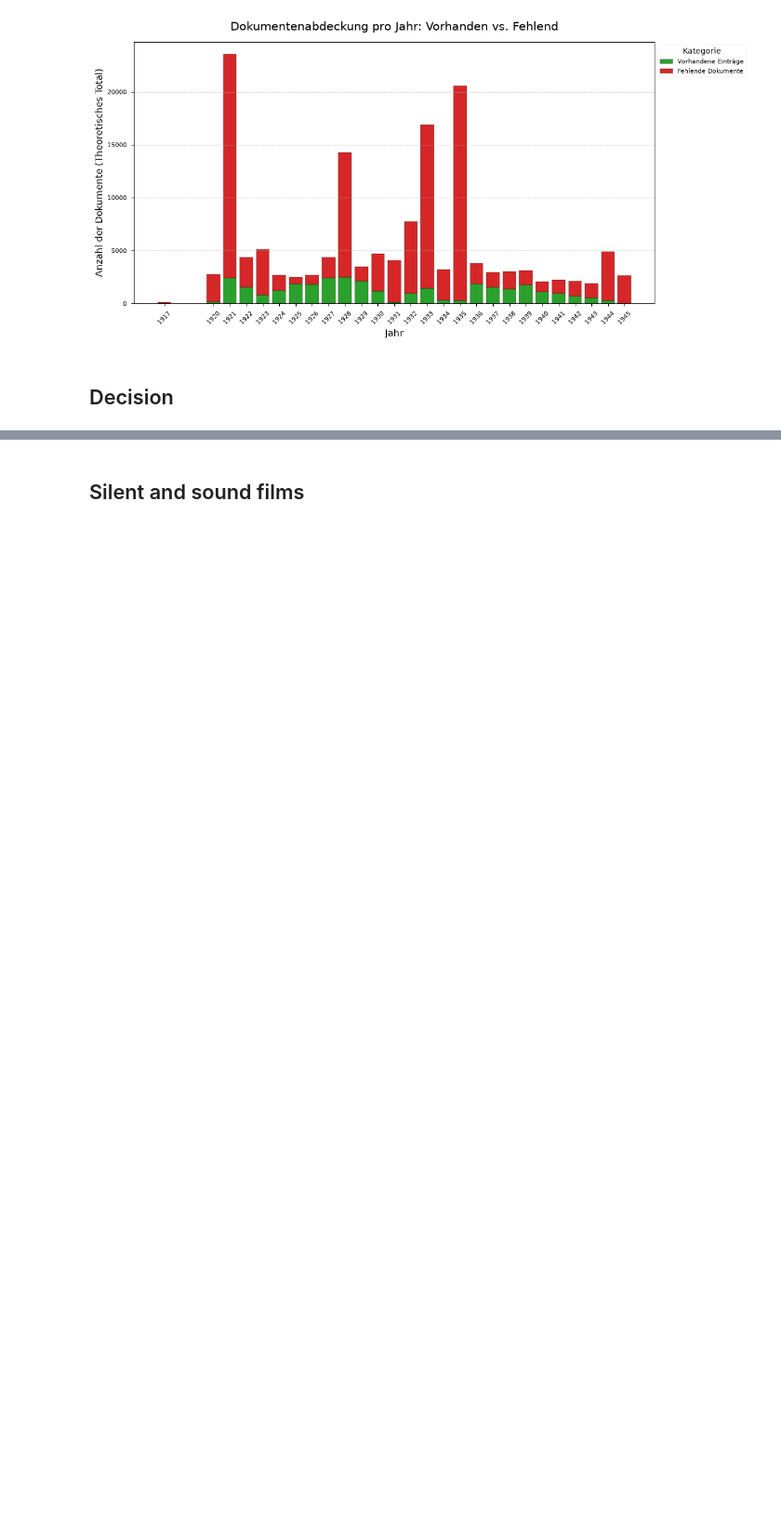
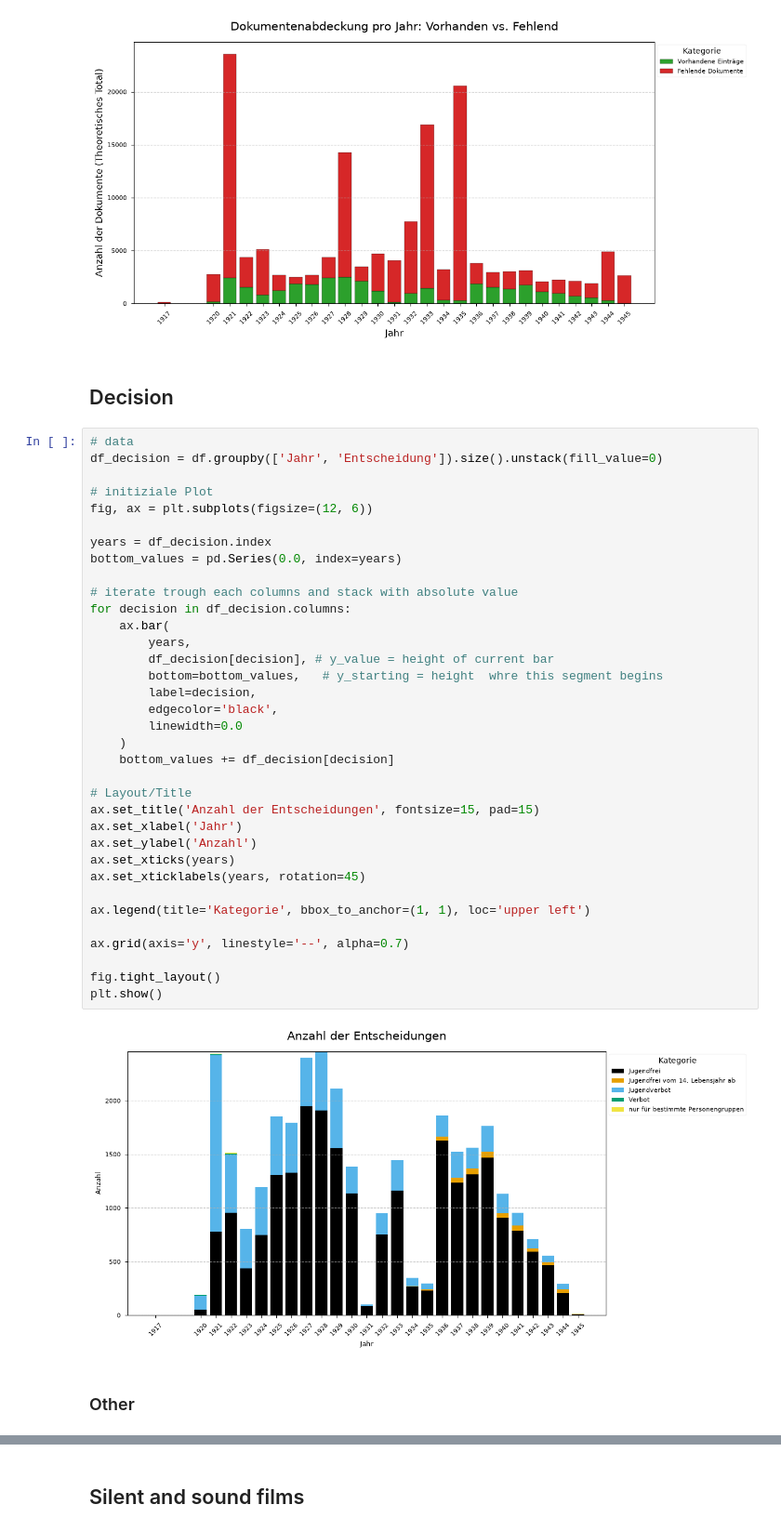
Before and after one commit to codemitdjango/german-film-censorship, a Jupyter notebook: src/analysis/analysis.ipynb, the cells around one changed output, grey strips where cells are left out. Shown at 93% size. Saved outputs shown, nothing was run; the diff lists cells and outputs as text; blank space fills up the shorter version.

```diff
--- a/src/analysis/analysis.ipynb
+++ b/src/analysis/analysis.ipynb
@@ -308,6 +255,45 @@ plt.show()
 [figure]
 # %% [markdown]
 ## Decision
+# %%
+# data
+df_decision = df.groupby(['Jahr', 'Entscheidung']).size().unstack(fill_value=0)
+
+# initiziale Plot
+fig, ax = plt.subplots(figsize=(12, 6))
+
+years = df_decision.index
+bottom_values = pd.Series(0.0, index=years)
+
+# iterate trough each columns and stack with absolute value
+for decision in df_decision.columns:
+    ax.bar(
+        years,
+        df_decision[decision], # y_value = height of current bar
+        bottom=bottom_values,   # y_starting = height  whre this segment begins
+        label=decision,
+        edgecolor='black',
+        linewidth=0.0
+    )
+    bottom_values += df_decision[decision]
+
+# Layout/Title
+ax.set_title('Anzahl der Entscheidungen', fontsize=15, pad=15)
+ax.set_xlabel('Jahr')
+ax.set_ylabel('Anzahl')
+ax.set_xticks(years)
+ax.set_xticklabels(years, rotation=45)
+
+ax.legend(title='Kategorie', bbox_to_anchor=(1, 1), loc='upper left')
+
+ax.grid(axis='y', linestyle='--', alpha=0.7)
+
+fig.tight_layout()
+plt.show()
+# %% [output]
+[figure, added]
+# %% [markdown]
+### Other
 # %%
 # data
 df_grouped = df.groupby(['Jahr', 'Entscheidung']).size().unstack(fill_value=0)
```
Also changed, not shown: parts of 17 cells of this notebook, 1 other file.
